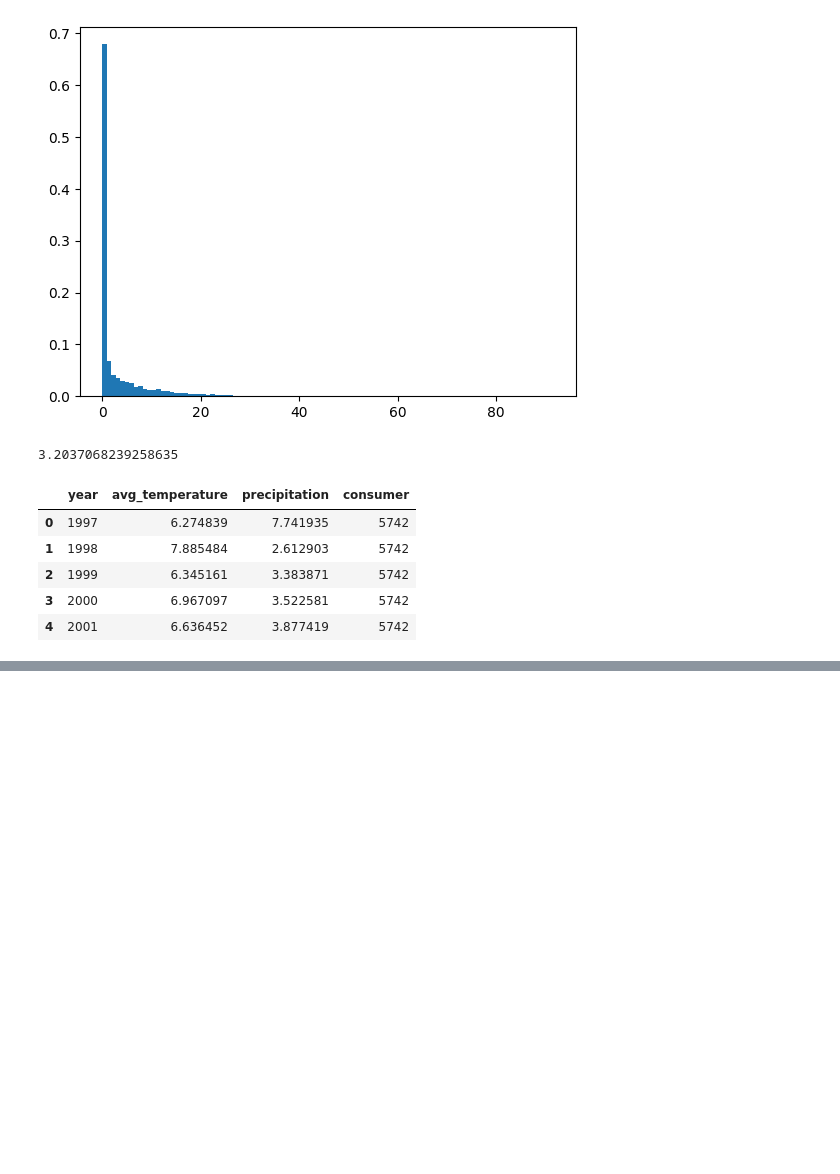
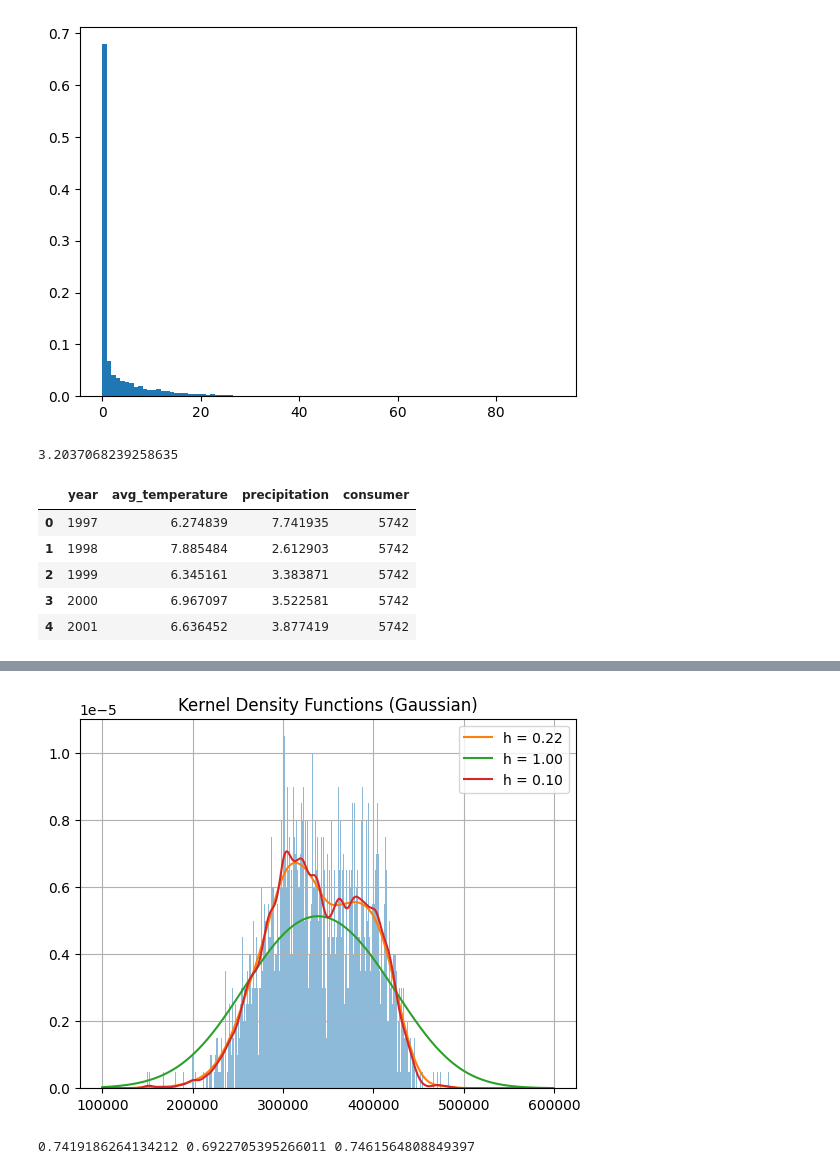
Before and after one commit to JustinTrenchcoat/MATH360_MA_2, a Jupyter notebook: model_ass2.ipynb, the cells around one changed output, grey strips where cells are left out. Drawn from its saved outputs; the diff is of its cells as text; code cells hidden in the pictures; blank space fills up the shorter version.

```diff
--- a/model_ass2.ipynb
+++ b/model_ass2.ipynb
@@ -165,0 +169,27 @@ plt.show()
+# %%
+Net_income_mc_end = Net_income_mc_ave[:,-1] #create a vertical slice at the last entry
+
+plt.hist(Net_income_mc_end,bins=np.arange(100000,600000,1000),density=True,alpha=0.5)
+kde1 = stats.gaussian_kde(Net_income_mc_end)
+kde2 = stats.gaussian_kde(Net_income_mc_end,bw_method=1)
+kde3 = stats.gaussian_kde(Net_income_mc_end,bw_method=0.1)
+
+x = np.arange(100000,600000,1000)
+plt.plot(x,kde1(x),label='h = {:.2f}'.format(kde1.factor))
+plt.plot(x,kde2(x),label='h = 1.00')
+plt.plot(x,kde3(x),label='h = 0.10')
+plt.title('Kernel Density Functions (Gaussian)')
+plt.legend()
+plt.grid(True)
+plt.show()
+
+
+## probabilility that we make at least $300000 profit
+prob1 = kde1.integrate_box_1d(300000,np.inf)
+prob2 = kde2.integrate_box_1d(300000,np.inf)
+prob3 = kde3.integrate_box_1d(300000,np.inf)
+
+print(prob1,prob2,prob3)
+# %% [output]
+[figure, added]
+0.7419186264134212 0.6922705395266011 0.7461564808849397
```
Also changed, not shown: parts of 4 cells of this notebook.
